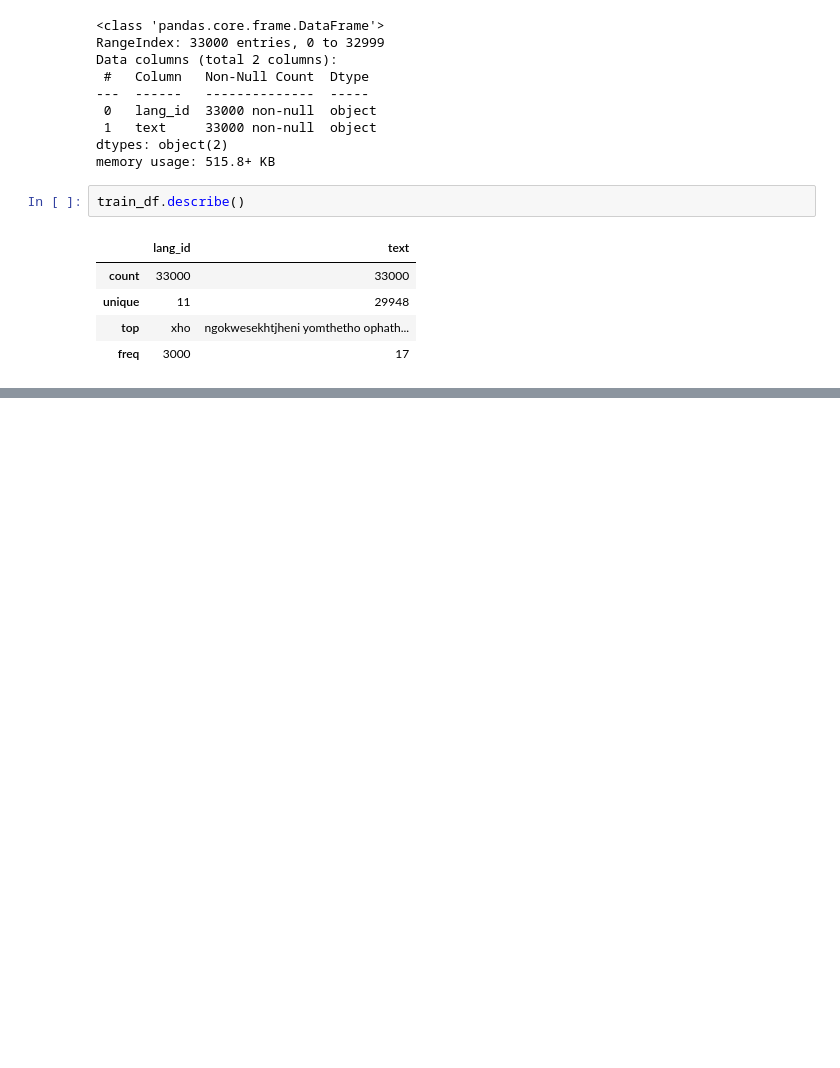
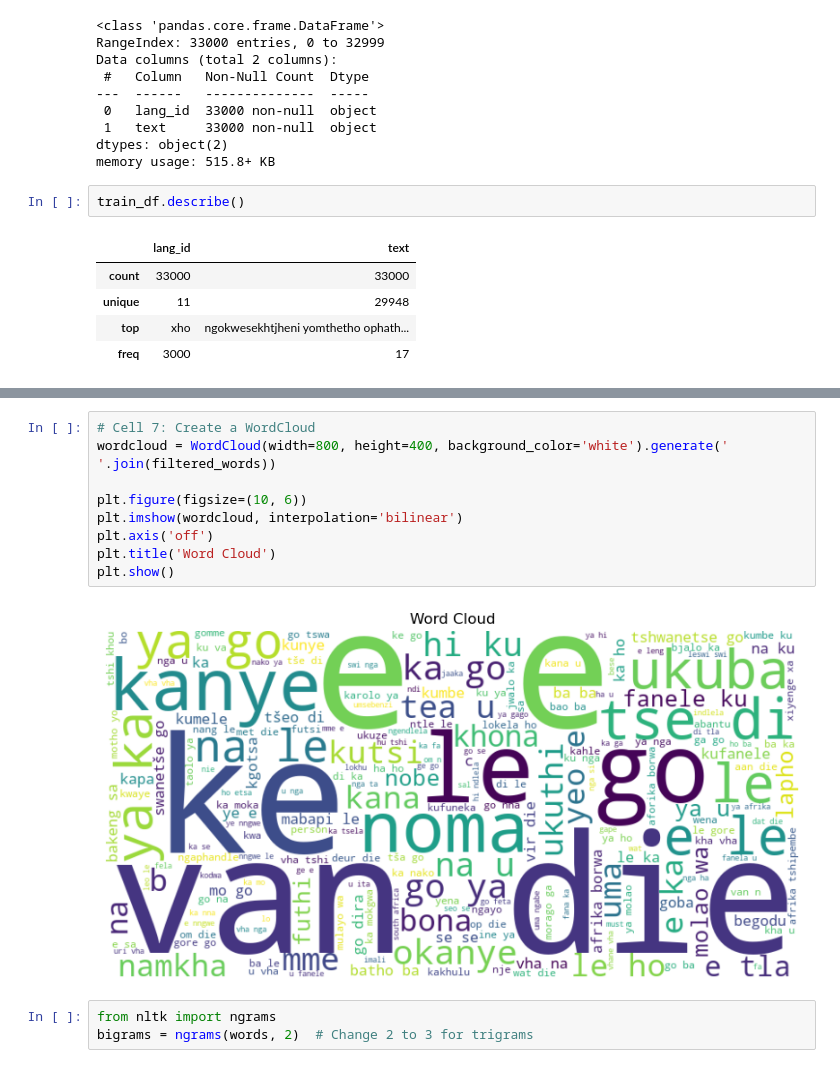
Before and after one commit to Mohau-Khanye/South_African_Identification_Hack_Mohau2023, a Jupyter notebook: Language Identification Hackathon .ipynb, the cells around one changed output, grey strips where cells are left out. Drawn from its saved outputs; the diff is of its cells as text; blank space fills up the shorter version.

```diff
--- a/Language Identification Hackathon .ipynb
+++ b/Language Identification Hackathon .ipynb
@@ -120,0 +205,14 @@ plt.show()
+# %%
+# Cell 7: Create a WordCloud
+wordcloud = WordCloud(width=800, height=400, background_color='white').generate(' '.join(filtered_words))
+
+plt.figure(figsize=(10, 6))
+plt.imshow(wordcloud, interpolation='bilinear')
+plt.axis('off')
+plt.title('Word Cloud')
+plt.show()
+# %% [output]
+[figure, added]
+# %%
+from nltk import ngrams
+bigrams = ngrams(words, 2)  # Change 2 to 3 for trigrams
```
Also changed, not shown: parts of 36 cells of this notebook, 5 other files.
